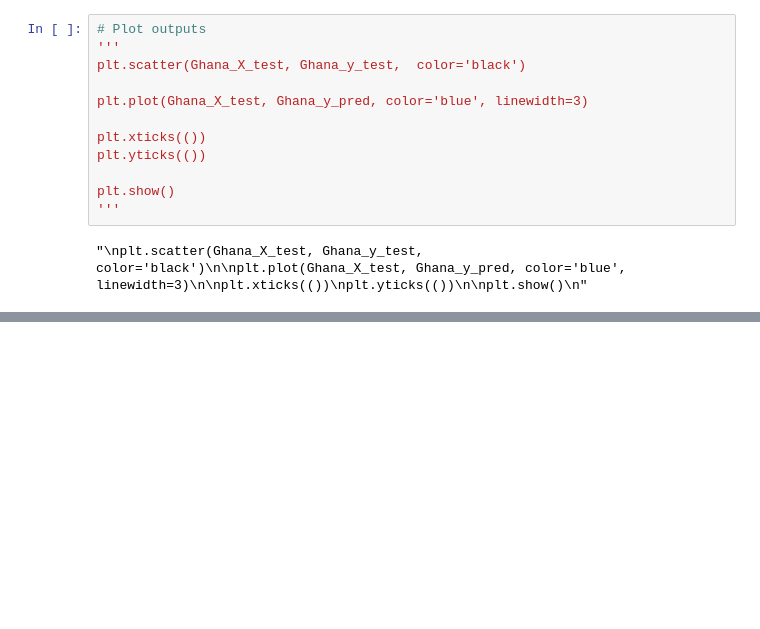
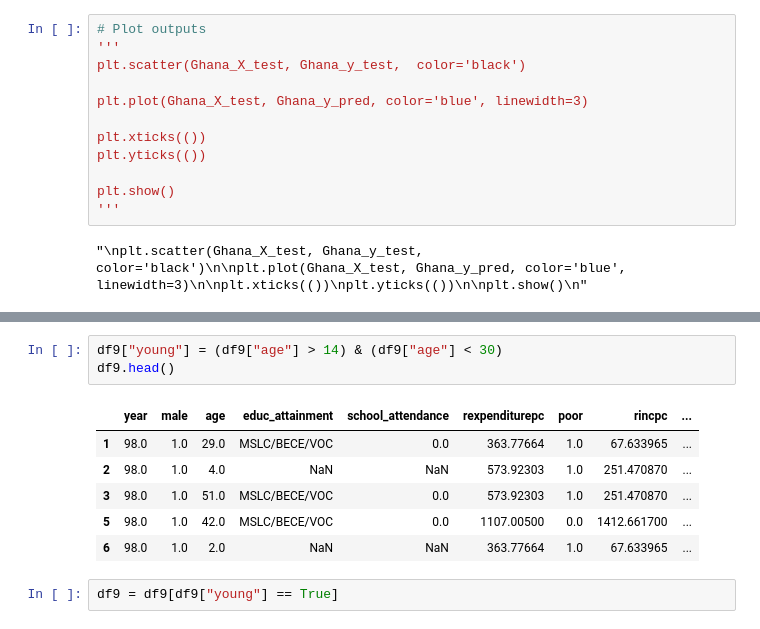
Before and after one commit to oliviak/ghanamines, a Jupyter notebook: Illegal Mines Corr.ipynb, the cells around one changed output, grey strips where cells are left out. Cells and saved outputs as stored; diff of their text form; blank space fills up the shorter version.

```diff
--- a/Illegal Mines Corr.ipynb
+++ b/Illegal Mines Corr.ipynb
@@ -316,0 +361,12 @@ plt.show()
+# %%
+df9["young"] = (df9["age"] > 14) & (df9["age"] < 30)
+df9.head()
+# %% [output]
+|  | year | male | age | educ_attainment | school_attendance | rexpenditurepc | poor | rincpc | ... |
+| 1 | 98.0 | 1.0 | 29.0 | MSLC/BECE/VOC | 0.0 | 363.77664 | 1.0 | 67.633965 | ... |
+| 2 | 98.0 | 1.0 | 4.0 | NaN | NaN | 573.92303 | 1.0 | 251.470870 | ... |
+| 3 | 98.0 | 1.0 | 51.0 | MSLC/BECE/VOC | 0.0 | 573.92303 | 1.0 | 251.470870 | ... |
+| 5 | 98.0 | 1.0 | 42.0 | MSLC/BECE/VOC | 0.0 | 1107.00500 | 0.0 | 1412.661700 | ... |
+| 6 | 98.0 | 1.0 | 2.0 | NaN | NaN | 363.77664 | 1.0 | 67.633965 | ... |
+# %%
+df9 = df9[df9["young"] == True]
```
Also changed, not shown: parts of 13 cells of this notebook.
